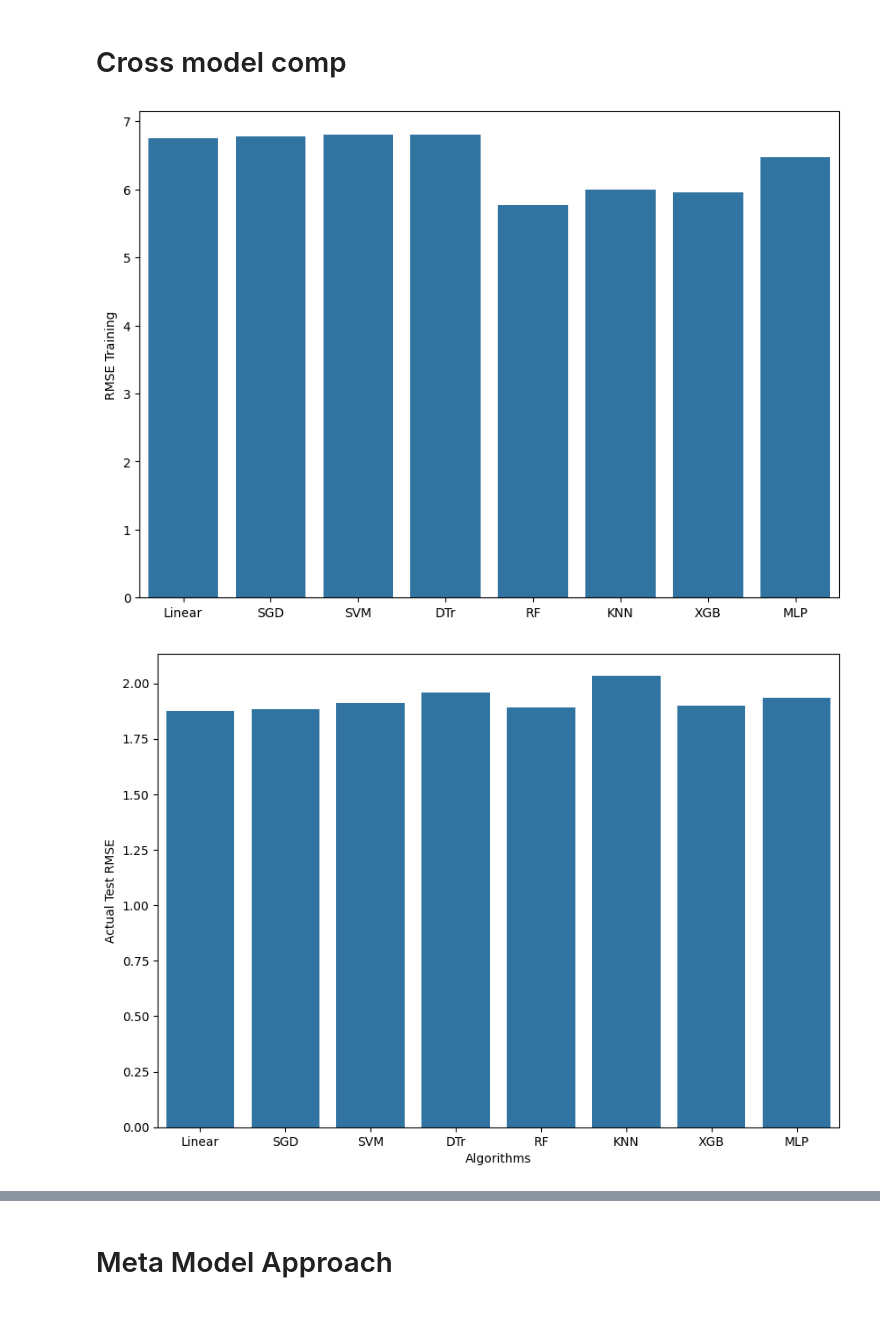
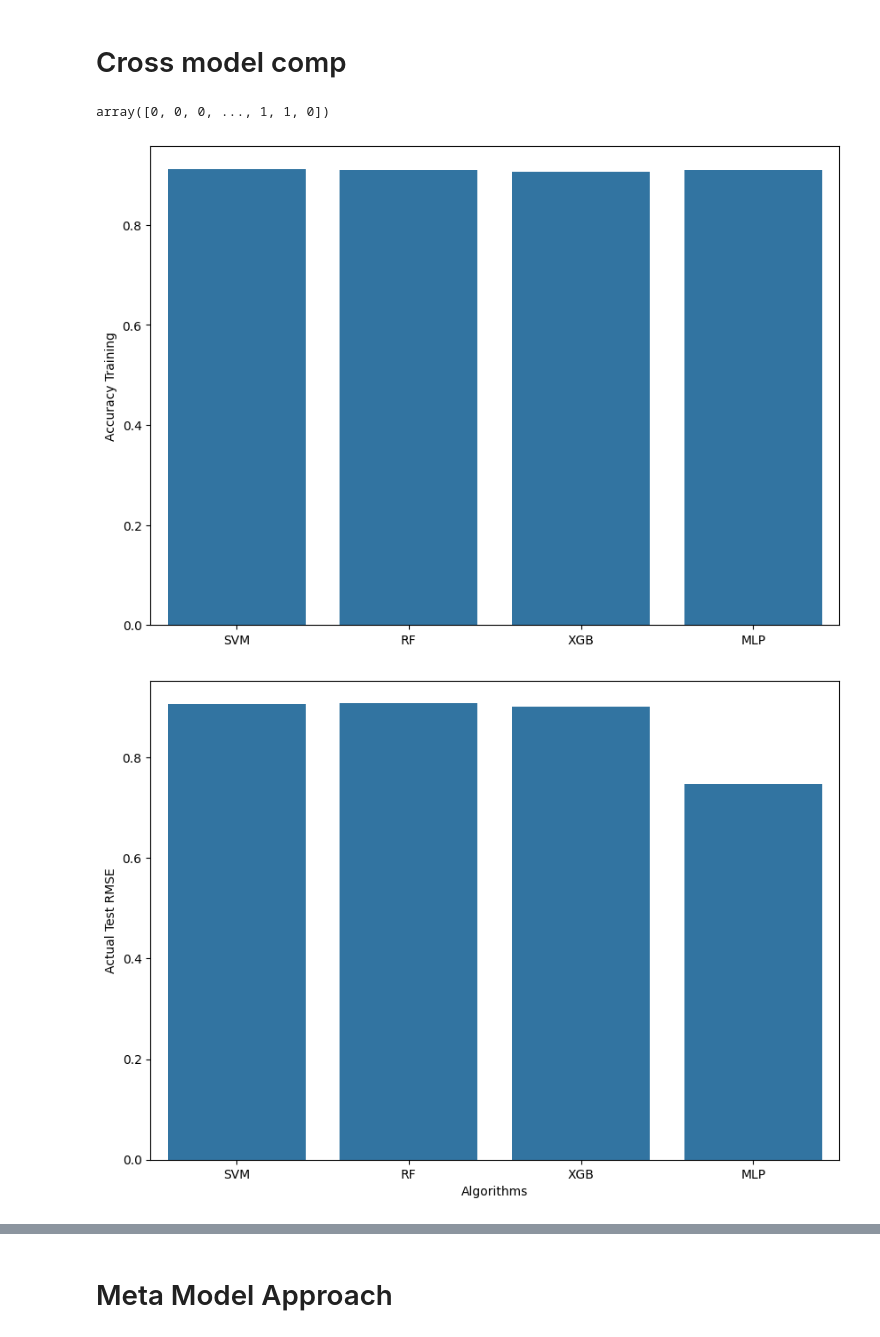
Before and after one commit to MayerT1/AIA_Project, a Jupyter notebook: AIA_Project_Meta_model_approach.ipynb, the cells around one changed output, grey strips where cells are left out. Cells and saved outputs as stored; diff of their text form; code cells hidden in the pictures.

```diff
--- a/AIA_Project_Meta_model_approach.ipynb
+++ b/AIA_Project_Meta_model_approach.ipynb
@@ -578,0 +370,3 @@ RMSE train on test 1.9348480054570247
+# %%
+folds  = 5
+score_calc = 'accuracy' #'neg_mean_squared_error'
@@ -578,0 +513,18 @@ RMSE train on test 1.9348480054570247
+# %%
+
+param_grid = {'learning_rate' : [0.01], 'n_estimators' : [200], 'random_state': [5],'max_depth' : [9]}
+
+# param_grid = {'learning_rate': [0.005, 0.01, 0.001],
+#               'n_estimators': [50,100,200],
+#               'random_state': [42],
+#               'gamma': [5, 10],
+#               'min_child_weight': [5, 10, 15],
+#               'max_depth': [5, 10]}
+
+# param_grid = {'learning_rate' : [0.005,0.01,0.001], 'n_estimators' : [40,200], 'random_state': [5],
+#               'max_depth' : [4,9]}
+grid_xgb = GridSearchCV(XGBClassifier(), param_grid, cv = folds, refit=True, verbose = 0, scoring = score_calc)
+grid_xgb.fit(x_train.values, y_train['cropland'].values)
+
+sc_xgb = get_best_score(grid_xgb)
+pred_xgb = grid_xgb.predict(x_test.values)
@@ -578,0 +577,15 @@ RMSE train on test 1.9348480054570247
+# %%
+param_grid = {'activation': ['logistic'], 'alpha': [5e-05], 'hidden_layer_sizes': [(50,)], 'learning_rate_init': [0.001],'random_state': [5], 'solver': ['lbfgs']}
+
+# param_grid = {"hidden_layer_sizes": [(1,),(50,)],
+#               "activation": ["identity", "logistic", "tanh", "relu"],
+#               "solver": ["lbfgs", "sgd", "adam"],
+#               "alpha": [0.00005,0.0005],
+#               'learning_rate_init': [0.001, 0.01, 0.1, 1],
+#               'random_state': [42]}
+
+grid_mlp = GridSearchCV(MLPClassifier(), param_grid, cv = folds, refit=True, verbose = True, scoring = score_calc)
+grid_mlp.fit(x_train_norm, y_train['cropland'].values)
+
+sc_mlp = get_best_score(grid_mlp)
+pred_mlp = grid_mlp.predict(x_test_norm)
@@ -579,22 +650,27 @@ RMSE train on test 1.9348480054570247
 # %% [markdown]
 # Cross model comp
+# %%
+pred_svc
+# %% [output]
+array([0, 0, 0, ..., 1, 1, 0])
 # %%
-list_scores = [sc_linear,sc_sgd, sc_dtree, sc_dtree, sc_rf, sc_knn, sc_xgb, sc_mlp_reg]
-list_predictions = [pred_linreg_all, pred_sgd, pred_svr, pred_dtree, pred_rf, pred_knn, pred_xgb, pred_mlp_reg]
-list_regressors = ['Linear','SGD','SVM','DTr','RF','KNN','XGB','MLP']
+list_scores = [sc_svc, sc_rf, sc_xgb, sc_mlp]
+list_predictions = [pred_svc, pred_rf, pred_xgb, pred_mlp]
+list_regressors = ['SVM','RF','XGB','MLP']
 fig, ax = plt.subplots()
 fig.set_size_inches(10,7)
 sns.barplot(x=list_regressors, y=list_scores, ax=ax)
-plt.ylabel('RMSE Training')
+plt.ylabel('Accuracy Training')
 plt.show()
 # %% [output]
-[figure, old version]
+[figure, new version]
 # %%
 errors = []
 for pred in list_predictions:
-    errors.append(np.log(np.sqrt(mean_squared_error(y_test,pred))))
+    errors.append(accuracy_score(y_test,pred))
 
-regressors = ['Linear','SGD','SVM', 'DTr','RF','KNN','XGB','MLP']
+
+regressors = ['SVM','RF','XGB','MLP']
 fig, ax = plt.subplots()
 fig.set_size_inches(10,7)
 sns.barplot(x = regressors, y = errors, ax=ax)
@@ -602,5 +678,5 @@ plt.ylabel('Actual Test RMSE')
 plt.xlabel('Algorithms')
 plt.show()
 # %% [output]
-[figure, old version]
+[figure, new version]
 # %%
```
Also changed, not shown: parts of 69 cells of this notebook.
